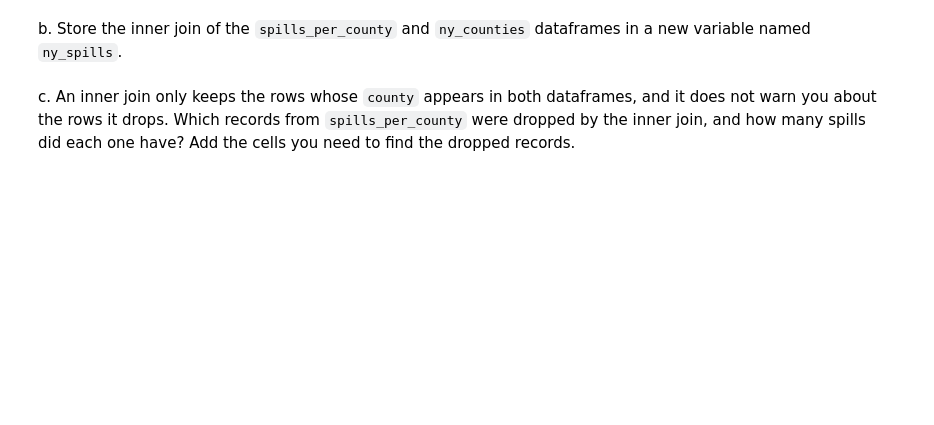
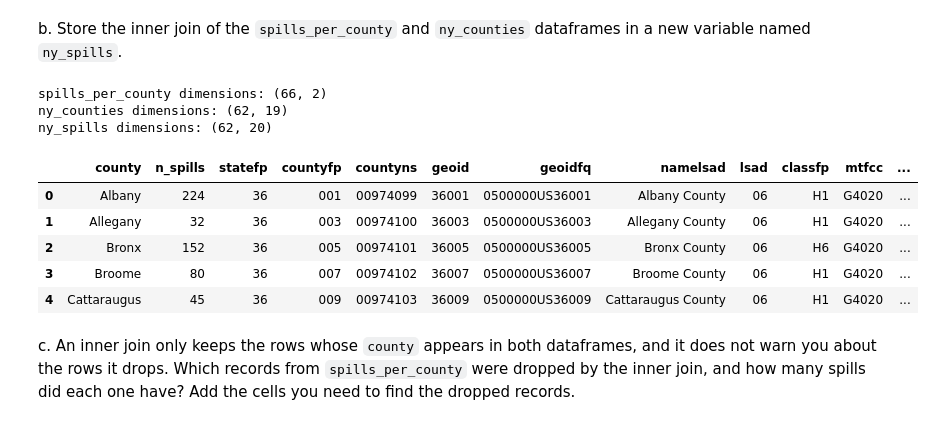
Before and after one commit to ssoriano22/eds220-hwk3, a Jupyter notebook: hwk3-task2-spills.ipynb, the cells around one changed output. Drawn from its saved outputs; the diff is of its cells as text; code cells hidden in the pictures; blank space fills up the shorter version.

```diff
--- a/hwk3-task2-spills.ipynb
+++ b/hwk3-task2-spills.ipynb
@@ -665,7 +668,7 @@ TIR_n_spill
 In the next cell, update 'St Lawrence' to 'St. Lawrence' in the `spills_per_county` data frame. Verify the update was successful with an assert test.
 # %%
 # Update spills_per_county['county'] == 'St Lawrence' to 'St. Lawrence'
-spills_per_county.loc[spills_per_county['county'] == 'St Lawrence'] = 'St. Lawrence'
+spills_per_county.loc[spills_per_county['county'] == 'St Lawrence', 'county'] = 'St. Lawrence'
 
 # Check that old value is not in any row of the county column
 assert ~ spills_per_county['county'].isin(['St Lawrence']).any()
@@ -680,5 +699,25 @@ a. Use this cell to make any other updates needed for making an inner join of th
 # %% [markdown]
 b. Store the inner join of the `spills_per_county` and `ny_counties` dataframes in a new variable named `ny_spills`.
+# %%
+# Merge spills_per_county and ny_counties by
+ny_spills = (pd.merge(spills_per_county,ny_counties,left_on='county',right_on='name', how = 'inner')
+             .drop(columns = 'name')
+)
+# Compare dimensions of each df
+print("spills_per_county dimensions:",spills_per_county.shape)
+print("ny_counties dimensions:",ny_counties.shape)
+print("ny_spills dimensions:",ny_spills.shape)
+ny_spills.head()
+# %% [output]
+spills_per_county dimensions: (66, 2)
+ny_counties dimensions: (62, 19)
+ny_spills dimensions: (62, 20)
+|  | county | n_spills | statefp | countyfp | countyns | geoid | geoidfq | namelsad | lsad | classfp | mtfcc | ... |
+| 0 | Albany | 224 | 36 | 001 | 00974099 | 36001 | 0500000US36001 | Albany County | 06 | H1 | G4020 | ... |
+| 1 | Allegany | 32 | 36 | 003 | 00974100 | 36003 | 0500000US36003 | Allegany County | 06 | H1 | G4020 | ... |
+| 2 | Bronx | 152 | 36 | 005 | 00974101 | 36005 | 0500000US36005 | Bronx County | 06 | H6 | G4020 | ... |
+| 3 | Broome | 80 | 36 | 007 | 00974102 | 36007 | 0500000US36007 | Broome County | 06 | H1 | G4020 | ... |
+| 4 | Cattaraugus | 45 | 36 | 009 | 00974103 | 36009 | 0500000US36009 | Cattaraugus County | 06 | H1 | G4020 | ... |
 # %% [markdown]
 <!-- BEGIN QUESTION -->
 
```
Also changed, not shown: parts of 11 cells of this notebook.
